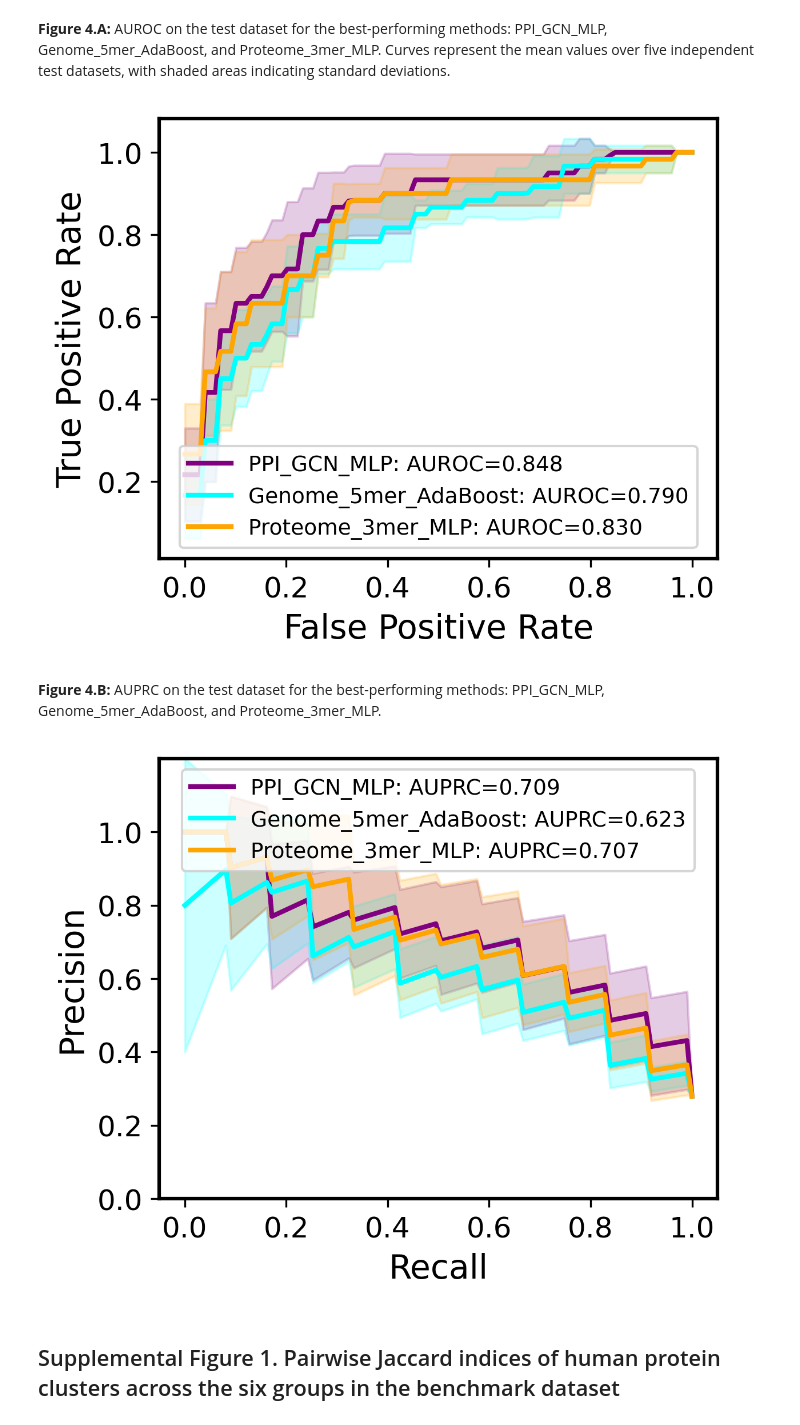
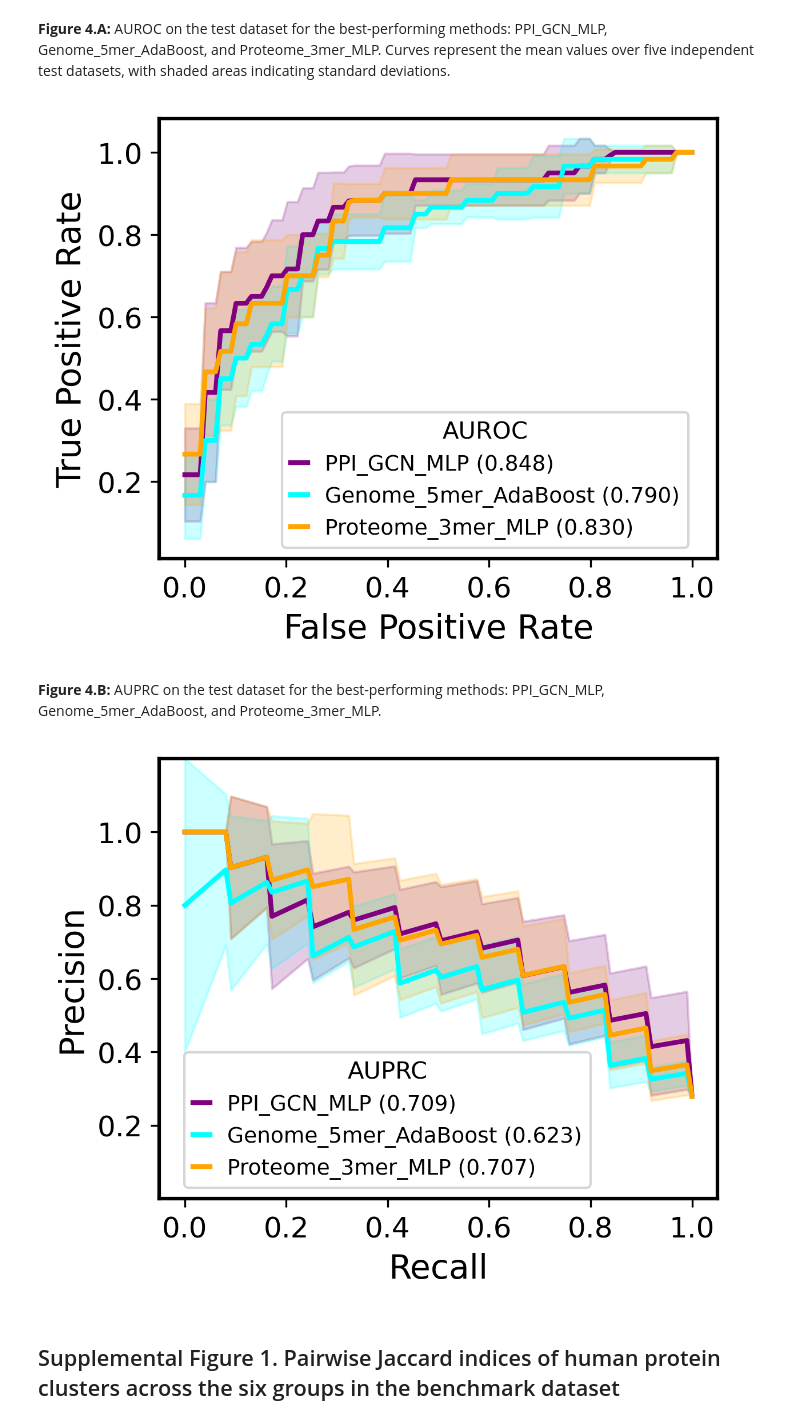
Before and after one commit to ZyuanZhang/vhPPIpred, a Jupyter notebook: FiguresForPaper.ipynb, the cells around one changed output. Cells and saved outputs as stored; diff of their text form; code cells hidden in the pictures.

Commit message:
update figures
update figures

```diff
--- a/FiguresForPaper.ipynb
+++ b/FiguresForPaper.ipynb
@@ -257,14 +257,25 @@ for i, df in enumerate(dataframes):
     y_scores = df['pred_score'].astype(float)
     fpr, tpr, _ = roc_curve(y_true, y_scores)
     #plt.plot(fpr, tpr, color=colors[i], linestyle=linestyles[i], linewidth=2, label=f'{dict_method_rename[method]} ({dict_method_auroc[method]:.3f})')
-    plt.plot(fpr, tpr, color=colors[i], linestyle=linestyles[i], linewidth=2, label=f'{dict_method_auroc[method]:.3f}')
+    #plt.plot(fpr, tpr, color=colors[i], linestyle=linestyles[i], linewidth=2, label=f'{dict_method_auroc[method]:.3f}')
+    plt.plot(fpr, tpr, color=colors[i], linestyle=linestyles[i], linewidth=2)
 
 plt.xlabel('False Positive Rate', fontsize=14)
 plt.ylabel('True Positive Rate', fontsize=14)
 plt.xticks(fontsize=12)
 plt.yticks(fontsize=12)
-legend = plt.legend(title="AUROC",fontsize=9.5, handlelength=0.8, handletextpad=0.5, labelspacing=0.2)
-legend.get_title().set_fontsize(10)
+
+plt.gca().text(
+    0.05, 0.93,  # 相对坐标轴的位置（x, y）可微调
+    "AUROC",
+    transform=plt.gca().transAxes,  # 使用坐标轴比例坐标
+    fontsize=10,
+    bbox=dict(facecolor='none', edgecolor='black', boxstyle='round,pad=0.3', linewidth=1)
+)
+#legend = plt.legend(title="AUROC",fontsize=9.5, handlelength=0.8, handletextpad=0.5, labelspacing=0.2)
+#legend = plt.legend(title="AUROC", loc='upper left', bbox_to_anchor=(0, 1))
+#legend.get_title().set_fontsize(10)
+
 
 
 # AUPRC 曲线
@@ -275,14 +286,24 @@ for i, df in enumerate(dataframes):
     y_scores = df['pred_score'].astype(float)
     precision, recall, _ = precision_recall_curve(y_true, y_scores)
     #plt.plot(recall, precision, color=colors[i], linestyle=linestyles[i], linewidth=2, label=f'{dict_method_rename[method]} ({dict_method_auprc[method]:.3f})')
-    plt.plot(recall, precision, color=colors[i], linestyle=linestyles[i], linewidth=2, label=f'{dict_method_auprc[method]:.3f}')
+    #plt.plot(recall, precision, color=colors[i], linestyle=linestyles[i], linewidth=2, label=f'{dict_method_auprc[method]:.3f}')
+    plt.plot(recall, precision, color=colors[i], linestyle=linestyles[i], linewidth=2)
 
 plt.xlabel('Recall', fontsize=14)
 plt.ylabel('Precision', fontsize=14)
 plt.xticks(fontsize=12)
 plt.yticks(fontsize=12)
-legend = plt.legend(title="AUPRC",fontsize=9.5, handlelength=0.8, handletextpad=0.5, labelspacing=0.2)
-legend.get_title().set_fontsize(10)
+# 添加“标题”文本，模拟 legend title 效果
+plt.gca().text(
+    0.81, 0.93,  # 相对坐标轴的位置（x, y）可微调
+    "AUPRC",
+    transform=plt.gca().transAxes,  # 使用坐标轴比例坐标
+    fontsize=10,
+    bbox=dict(facecolor='none', edgecolor='black', boxstyle='round,pad=0.3', linewidth=1)
+)
+
+#legend = plt.legend(title="AUPRC", loc='upper right', bbox_to_anchor=(1, 1))
+#legend.get_title().set_fontsize(10)
 plt.tight_layout()
 # 获取所有子图并调整边框
 for ax in plt.gcf().axes:
@@ -594,7 +615,7 @@ def plot_curve_with_band(file_dict, score_dict, x_name, y_name, x_interp, xlabel
         score = score_dict.get(label, None)
         color = color_dict.get(label, "black")
         if score is not None:
-            legend_label = f"{label}: {str_label}={score:.3f}"
+            legend_label = f"{label} ({score:.3f})"
         else:
             legend_label = label
 
@@ -606,10 +627,11 @@ def plot_curve_with_band(file_dict, score_dict, x_name, y_name, x_interp, xlabel
     plt.xticks(fontsize=12)
     if str_type == "auprc":
         plt.ylim(0,1.2)
-        plt.yticks(np.arange(0, 1.1, 0.2),fontsize=12)
+        plt.yticks(np.arange(0.2, 1.1, 0.2),fontsize=12)
     elif str_type == "auroc":
         plt.yticks(fontsize=12)
-    plt.legend(title="", loc=str_loc, fontsize=9)
+    legend = plt.legend(title=str_label, loc=str_loc, fontsize=9, handlelength=0.8)
+    legend.get_title().set_fontsize(10)
 
     ax = plt.gca()  # 获取当前坐标轴
     for spine in ax.spines.values():
@@ -638,38 +660,40 @@ def main_auroc():
         save_file_name="./FigForPaper/Fig4A.pdf",
         str_label="AUROC",
         color_dict={"PPI_GCN_MLP":"purple", "Genome_5mer_AdaBoost":"cyan", "Proteome_3mer_MLP":"orange"},
-        str_loc="lower center",
+        #str_loc="lower right",
+        str_loc = (0.22,0.025),
         str_type="auroc"
     )
 
 if __name__ == "__main__":
     main_auroc()
 # %% [output]
-[figure, old version]
+[figure, new version]
 # %% [markdown]
 **Figure 4.B:** AUPRC on the test dataset for the best-performing methods: PPI_GCN_MLP, Genome_5mer_AdaBoost, and Proteome_3mer_MLP.
 # %%
 def main_auprc():
     # AUPRC 曲线（Recall vs Precision）
     plot_curve_with_band(
         auprc_files,
         score_dict={"PPI_GCN_MLP":0.709, "Genome_5mer_AdaBoost":0.623, "Proteome_3mer_MLP":0.707},
         x_name="recall",
         y_name="precision",
         x_interp=base_recall,
         xlabel="Recall",
         ylabel="Precision",
         save_file_name="./FigForPaper/Fig4B.pdf",
         str_label="AUPRC",
         color_dict={"PPI_GCN_MLP":"purple", "Genome_5mer_AdaBoost":"cyan", "Proteome_3mer_MLP":"orange"},
-        str_loc="upper center",
+        #str_loc="lower left",
+        str_loc = (0.045,0.025),
         str_type="auprc"
     )
 
 if __name__ == "__main__":
     main_auprc()
 # %% [output]
-[figure, old version]
+[figure, new version]
 # %% [markdown]
 ## Supplemental Figure 1. Pairwise Jaccard indices of human protein clusters across the six groups in the benchmark dataset
 # %%
```
Also changed, not shown: parts of 1 cell of this notebook, 4 other files.
